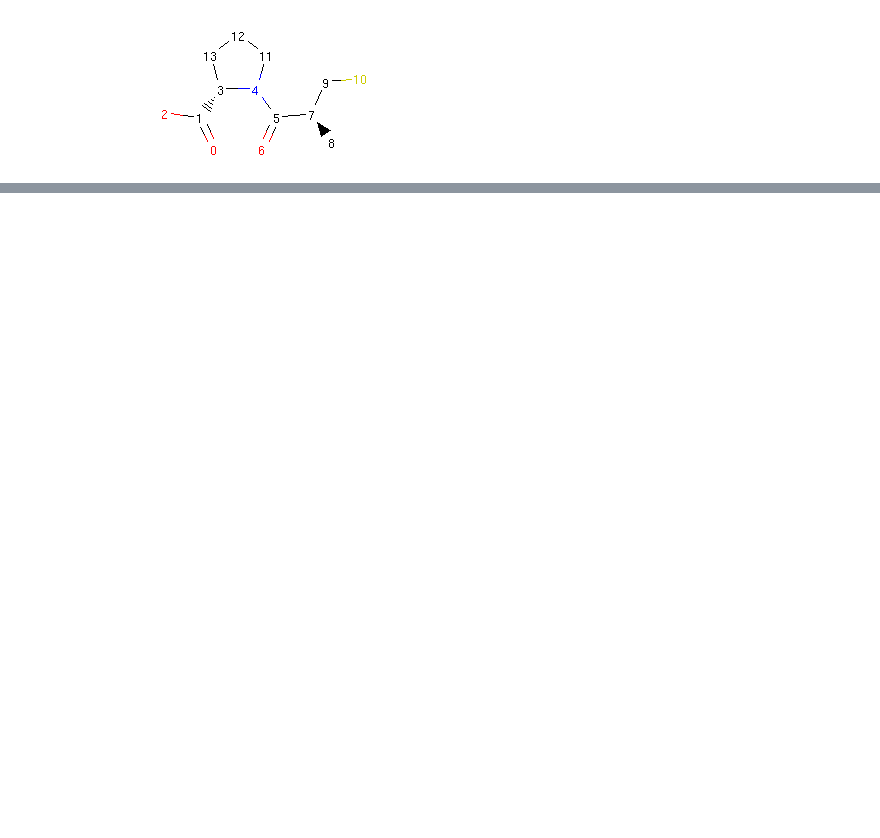
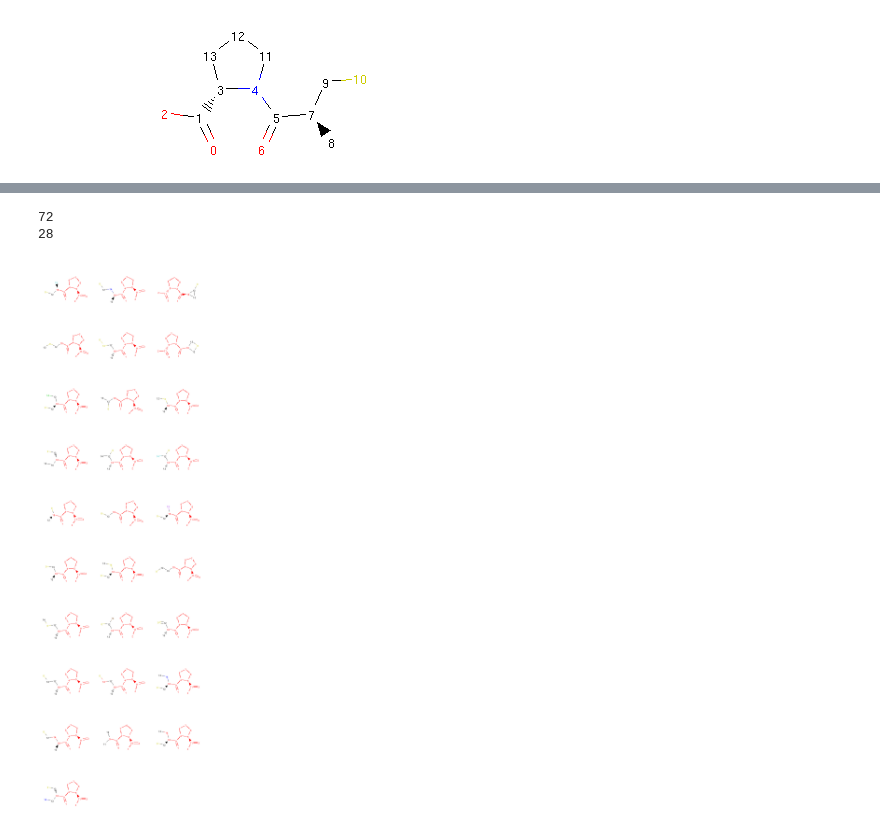
Before and after one commit to lich-uct/molpher-lib, a Jupyter notebook: doc/notebooks/basics.ipynb, the cells around one changed output, grey strips where cells are left out. Cells and saved outputs as stored; diff of their text form; code cells hidden in the pictures; blank space fills up the shorter version.

```diff
--- a/doc/notebooks/basics.ipynb
+++ b/doc/notebooks/basics.ipynb
@@ -48,0 +128,4 @@ rrbond.morph().asRDMol()
+# %%
+for idx, atm in enumerate(mol.atoms):
+    print(idx)
+    print(atm.lock_info)
@@ -48,0 +184,3 @@ rrbond.morph().asRDMol()
+# %%
+mol.atoms[10].locking_mask = MolpherAtom.NO_REMOVAL
+mol.atoms[10].lock_info
@@ -48,0 +196,51 @@ rrbond.morph().asRDMol()
+# %%
+from rdkit import Chem
+from molpher.core.morphing.operators import *
+
+# new grid drawing code, will show atom locks
+def show_mol_grid(mols):
+    locked_atoms = [get_locked_ids(x) for x in mols]
+    return MolsToGridImage(
+        [x.asRDMol() for x in mols]
+        , subImgSize=(300,300)
+        , highlightAtomLists=locked_atoms
+    )
+
+# same as before
+strange_patterns = Chem.MolFromSmarts('[S,O,N][F,Cl,Br,I]')
+sensible_morphs = dict()
+def collect_sensible(morph, operator):
+    """
+    a simple collector which identifies
+    """
+
+    rd_morph = morph.asRDMol()
+    if not rd_morph.HasSubstructMatch(strange_patterns):
+        sensible_morphs[morph.smiles] = morph
+
+# same as before, but with all operators
+molpher = Molpher(
+    mol
+    , [
+        AddAtom()
+        , RemoveAtom()
+        , MutateAtom()
+        , AddBond()
+        , RemoveBond()
+        , ContractBond()
+        , InterlayAtom()
+        , RerouteBond()
+    ]
+    , attempts = 100
+    , collectors = [collect_sensible]
+)
+
+molpher()
+
+print(len(molpher.morphs))
+print(len(sensible_morphs))
+show_mol_grid(sensible_morphs.values())
+# %% [output]
+72
+28
+[figure, added]
```
Also changed, not shown: parts of 12 cells of this notebook, 10 other files.
